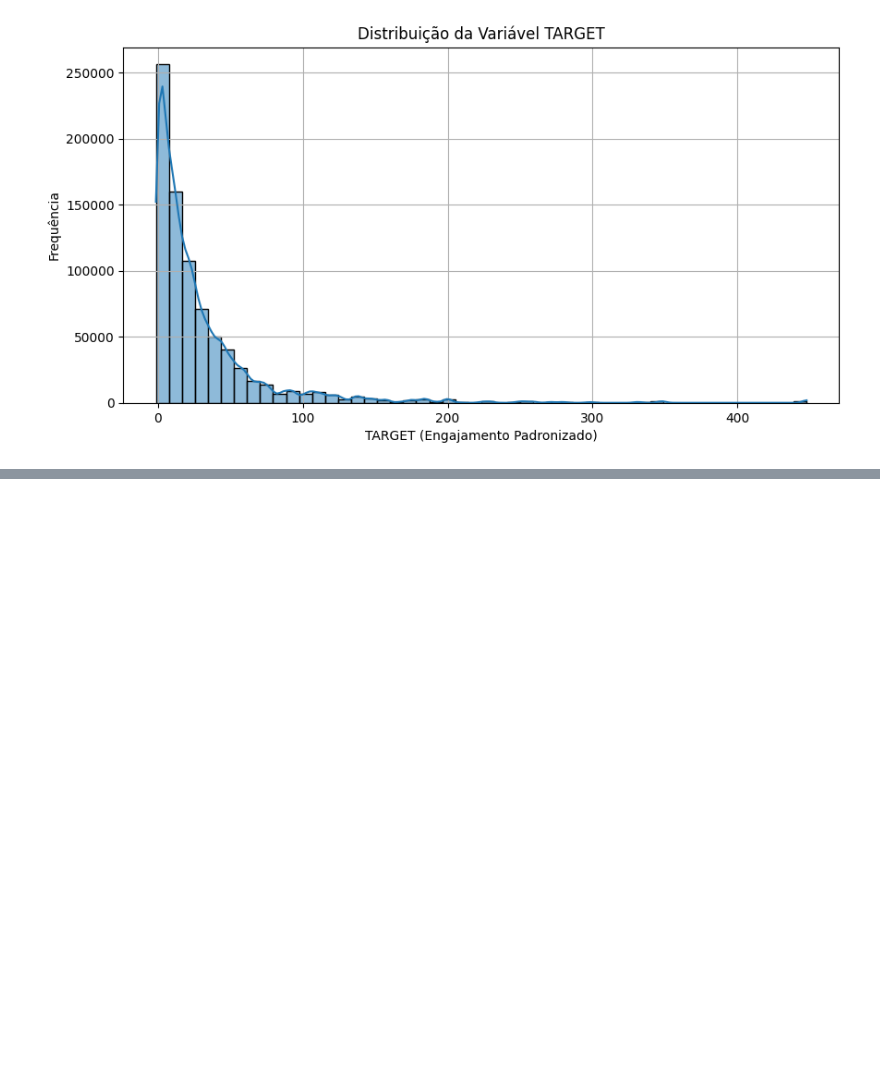
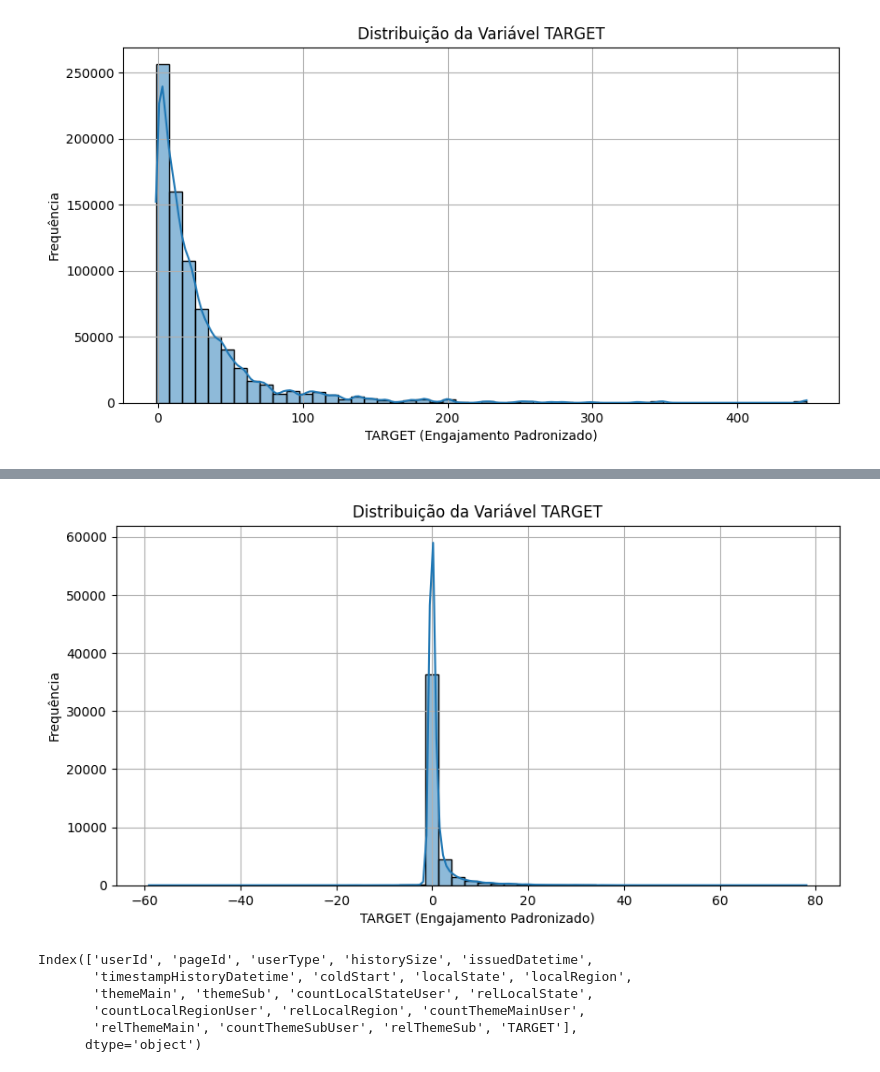
Before and after one commit to gmferratti/ML_Engineer_Datathon, a Jupyter notebook: notebooks/gmferratti/target/target.ipynb, the cells around one changed output, grey strips where cells are left out. Cells and saved outputs as stored; diff of their text form; code cells hidden in the pictures; blank space fills up the shorter version.

```diff
--- a/notebooks/gmferratti/target/target.ipynb
+++ b/notebooks/gmferratti/target/target.ipynb
@@ -112,0 +105,42 @@ plot_target_distribution(target_df)
+# %%
+def preprocess_target(
+    df_users: pd.DataFrame,
+    gap_df: pd.DataFrame
+) -> pd.DataFrame:
+    """Gera a coluna TARGET para medir engajamento por usuário/página, considerando o gap de tempo"""
+
+    # Mescla os DataFrames com base em userId e pageId
+    target_df = df_users.merge(gap_df, on=["userId", "pageId"])[TARGET_INIT_COLS]
+
+    # Calcula um score base de engajamento usando as métricas históricas do usuário
+    base_score = (
+        target_df['numberOfClicksHistory']
+        + (target_df['timeOnPageHistory'] / 500)
+        + target_df['scrollPercentageHistory']
+        - (target_df['minutesSinceLastVisit'] / 50)
+    )
+
+    # Fator multiplicativo que penaliza usuários que demoram muito para ver notícias (menos engajados)
+    gap_factor = 1 / (1 + target_df['timeGapDays'])
+
+    # Calcula o TARGET combinando o score base com o fator de gap
+    target_df['TARGET'] = base_score * gap_factor
+
+    # Padroniza TARGET utilizando robust scaling (subtrai a mediana e divide pelo IQR)
+    median_val = target_df['TARGET'].median()
+    iqr_val = target_df['TARGET'].quantile(0.75) - target_df['TARGET'].quantile(0.25)
+
+    if iqr_val == 0:
+        target_df['TARGET'] = target_df['TARGET'] - median_val
+    else:
+        target_df['TARGET'] = (target_df['TARGET'] - median_val) / iqr_val
+
+    # Mantém só as colunas essenciais do dataframe de target
+    target_df = target_df[TARGET_FINAL_COLS]
+
+    return target_df
+
+gap = pd.read_parquet("data/processed_data/features/gap_feats.parquet")
+
+target_new = preprocess_target(df_users, gap)
+target_new
@@ -112,0 +161,4 @@ plot_target_distribution(target_df)
+# %%
+plot_target_distribution(target_new)
+# %% [output]
+[figure, added]
@@ -112,0 +167,9 @@ plot_target_distribution(target_df)
+# %%
+final_feats_with_target.columns
+# %% [output]
+Index(['userId', 'pageId', 'userType', 'historySize', 'issuedDatetime',
+       'timestampHistoryDatetime', 'coldStart', 'localState', 'localRegion',
+       'themeMain', 'themeSub', 'countLocalStateUser', 'relLocalState',
+       'countLocalRegionUser', 'relLocalRegion', 'countThemeMainUser',
+       'relThemeMain', 'countThemeSubUser', 'relThemeSub', 'TARGET'],
+      dtype='object')
```
Also changed, not shown: parts of 9 cells of this notebook, 21 other files.
